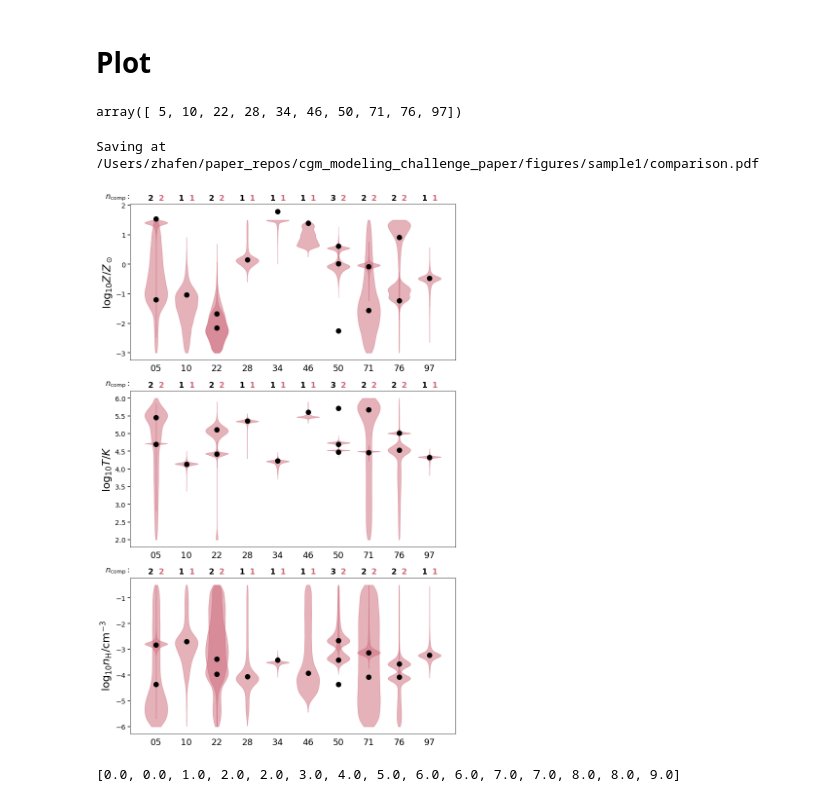
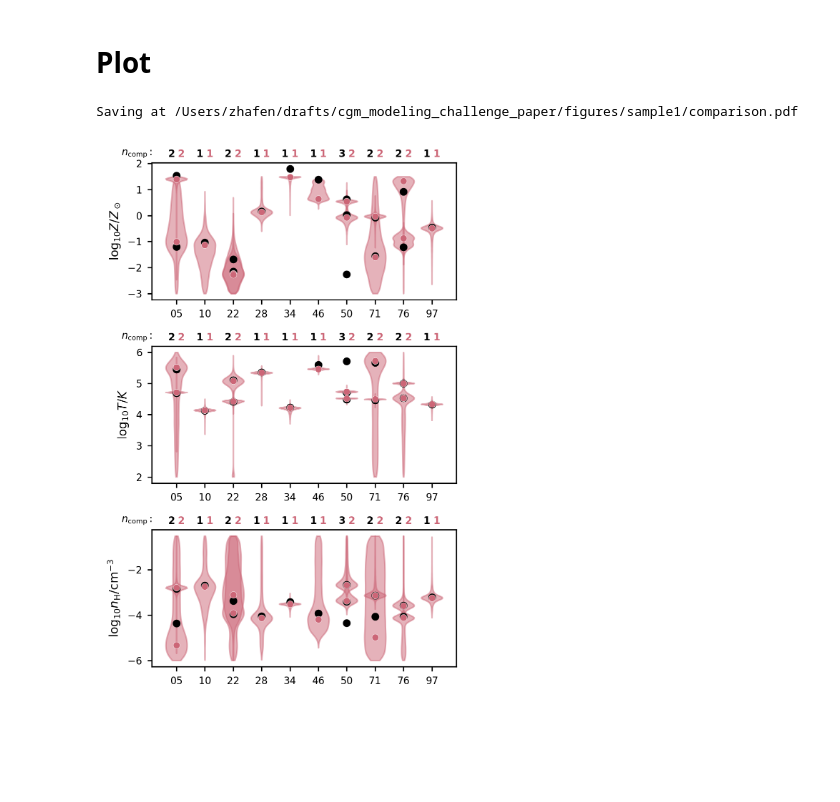
Before and after one commit to chummels/cgm_modeling_challenge, a Jupyter notebook: sample1_comparison.ipynb, the cells around one changed output. Drawn from its saved outputs; the diff is of its cells as text; code cells hidden in the pictures; blank space fills up the shorter version.

```diff
--- a/sample1_comparison.ipynb
+++ b/sample1_comparison.ipynb
@@ -32,7 +40,8 @@ Z_sun = 0.014
 distribution_fp = './data/EAGLE/histogram_galaxies_logM200c-Msun-12.0-12.5_200_seed0_hneutralssh.hdf5'
 data_dir = './data/synthetic_data/sample1'
 observer_data_dir = './data/synthetic_data_samples/sample1'
-figure_dir = '/Users/zhafen/paper_repos/cgm_modeling_challenge_paper/figures/sample1'
+summary_data_fp = './data/polished_data/summary.h5'
+figure_dir = '/Users/zhafen/drafts/cgm_modeling_challenge_paper/figures/sample1'
 # %%
 os.makedirs( figure_dir, exist_ok=True )
 # %%
@@ -133,8 +126,11 @@ for param in params:
     param_dists = {
         'xs': [],
         'values': [],
+        'mles': [],
+        'sls': [],
+        'comps': [],
     }
-    for i, sl in enumerate( sl_keys ):
+    for i, sl in enumerate( tqdm.tqdm( sl_keys ) ):
 
         for j, ( comp_key, df ) in enumerate( modeled[sl].items() ):
 
@@ -142,8 +138,15 @@ for param in params:
 
             x = i + j*dx
 
+            kde = kale.kde.KDE( values )
+            centers, pdf = kde.density()
+            mle = centers[pdf.argmax()]
+
             param_dists['xs'].append( x )
             param_dists['values'].append( values )
+            param_dists['mles'].append( mle )
+            param_dists['sls'].append( sl )
+            param_dists['comps'].append( comp_key )
 
     dists[param] = param_dists
 # %%
@@ -237,9 +240,6 @@ param_mapping = {
-# %%
-indices
-# %% [output]
-array([ 5, 10, 22, 28, 34, 46, 50, 71, 76, 97])
 # %%
-fig = plt.figure( figsize=(12,20), facecolor='w' )
+panel_width = plt.rcParams['figure.figsize'][0]
+fig = plt.figure( figsize=( panel_width, panel_width*len( x_labels )/2. ), facecolor='w' )
 # ax_main = plt.gca()
 
 gs = matplotlib.gridspec.GridSpec( 3, 1 )
@@ -275,19 +275,21 @@ for i, param in enumerate( params ):
             xs,
             ys,
             color = 'k',
-            s = 100,
             zorder = 90,
+            edgecolor = 'k',
+            linewidth = 0.2,
+            s = 25,
         )
 
         ax.annotate(
             text = '{}'.format( ys.size ),
             xy = (i, 1),
             xycoords = matplotlib.transforms.blended_transform_factory( ax.transData, ax.transAxes ),
-            xytext = ( -5, 5 ),
+            xytext = ( -1, 2.5 ),
             textcoords = 'offset points',
             va = 'bottom',
             ha = 'right',
-            fontsize = 16,
+            fontsize = 'small',
             fontweight = 'bold',
         )
 
@@ -296,9 +298,9 @@ for i, param in enumerate( params ):
         text = r'$n_{\rm comp}:$',
         xy = ( 0, 1 ),
         xycoords = 'axes fraction',
-        xytext = ( 0, 5 ),
+        xytext = ( 0, 2.5 ),
         textcoords = 'offset points',
-        fontsize = 16,
+        fontsize = 'small',
         va = 'bottom',
         ha = 'right',
         fontweight = 'bold',
@@ -308,43 +310,48 @@ for i, param in enumerate( params ):
             text = '{}'.format( n_comp ),
             xy = (i, 1),
             xycoords = matplotlib.transforms.blended_transform_factory( ax.transData, ax.transAxes ),
-            xytext = ( 5, 5 ),
+            xytext = ( 1, 2.5 ),
             textcoords = 'offset points',
             va = 'bottom',
             ha = 'left',
-            fontsize = 16,
+            fontsize = 'small',
             color = modeled_color,
             fontweight = 'bold',
         )
 
     # Violin plot
     v = ax.violinplot(
         dists[param]['values'],
         dists[param]['xs'],
         showextrema = False,
         widths = 0.75,
 #         showmeans = True,
 #         showmedians = True,
 #         quantiles = [ [ 0.01135, 0.5, 1. - 0.01135 ], ] * len( dists[param]['xs'] )
     )
     for i, poly in enumerate( v['bodies'] ):
         poly.set_alpha( 0.5 )
         poly.set_color( modeled_color, )
 
-    ax.set_ylabel( x_labels[param], fontsize=22 )
+    # Plot MLEs
+    ax.scatter(
+        dists[param]['xs'],
+        dists[param]['mles'],
+        color = modeled_color,
+        s = 20,
+        edgecolor = 'w',
+        linewidth = 0.2,
+        zorder = 100,
+    )
 
-    ax.tick_params( bottom=False, length=5, width=1.5, labelsize=14 )
+    ax.set_ylabel( x_labels[param] )
 
     tick_labels = [ _[1:] for _ in sl_keys ]
-    plt.xticks( ticks=main_xs, labels=tick_labels, fontsize=18 )
+    plt.xticks( ticks=main_xs, labels=tick_labels )
 
 savefile = os.path.join( figure_dir, 'comparison.pdf' )
 print( 'Saving at {}'.format( savefile ) )
 plt.savefig( savefile, bbox_inches='tight' )
 # %% [output]
-Saving at /Users/zhafen/paper_repos/cgm_modeling_challenge_paper/figures/sample1/comparison.pdf
+Saving at /Users/zhafen/drafts/cgm_modeling_challenge_paper/figures/sample1/comparison.pdf
-[figure, old version]
+[figure, new version]
-# %%
-dists[param]['xs']
-# %% [output]
-[0.0, 0.0, 1.0, 2.0, 2.0, 3.0, 4.0, 5.0, 6.0, 6.0, 7.0, 7.0, 8.0, 8.0, 9.0]
```
Also changed, not shown: parts of 12 cells of this notebook, 5 other files.
